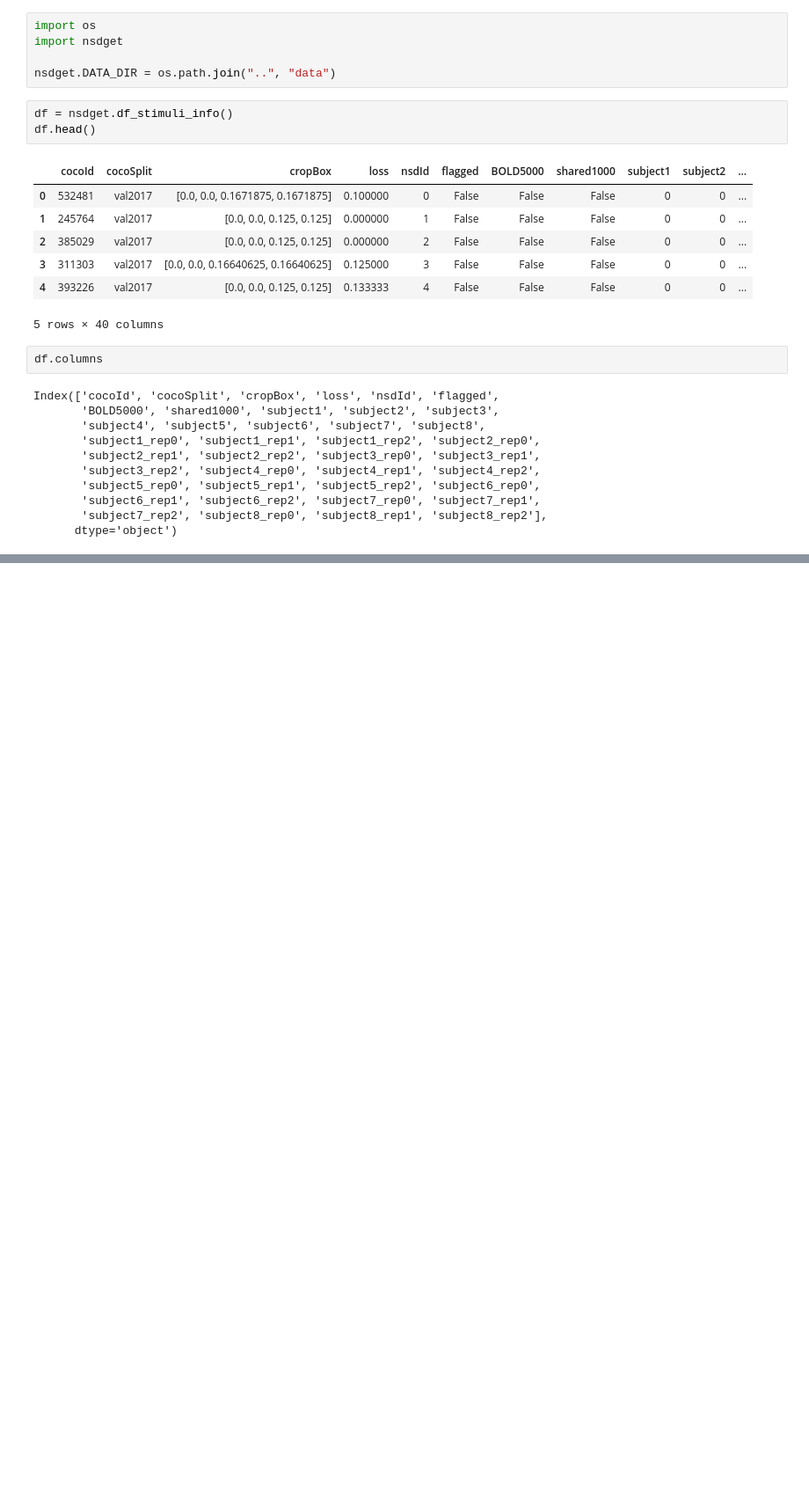
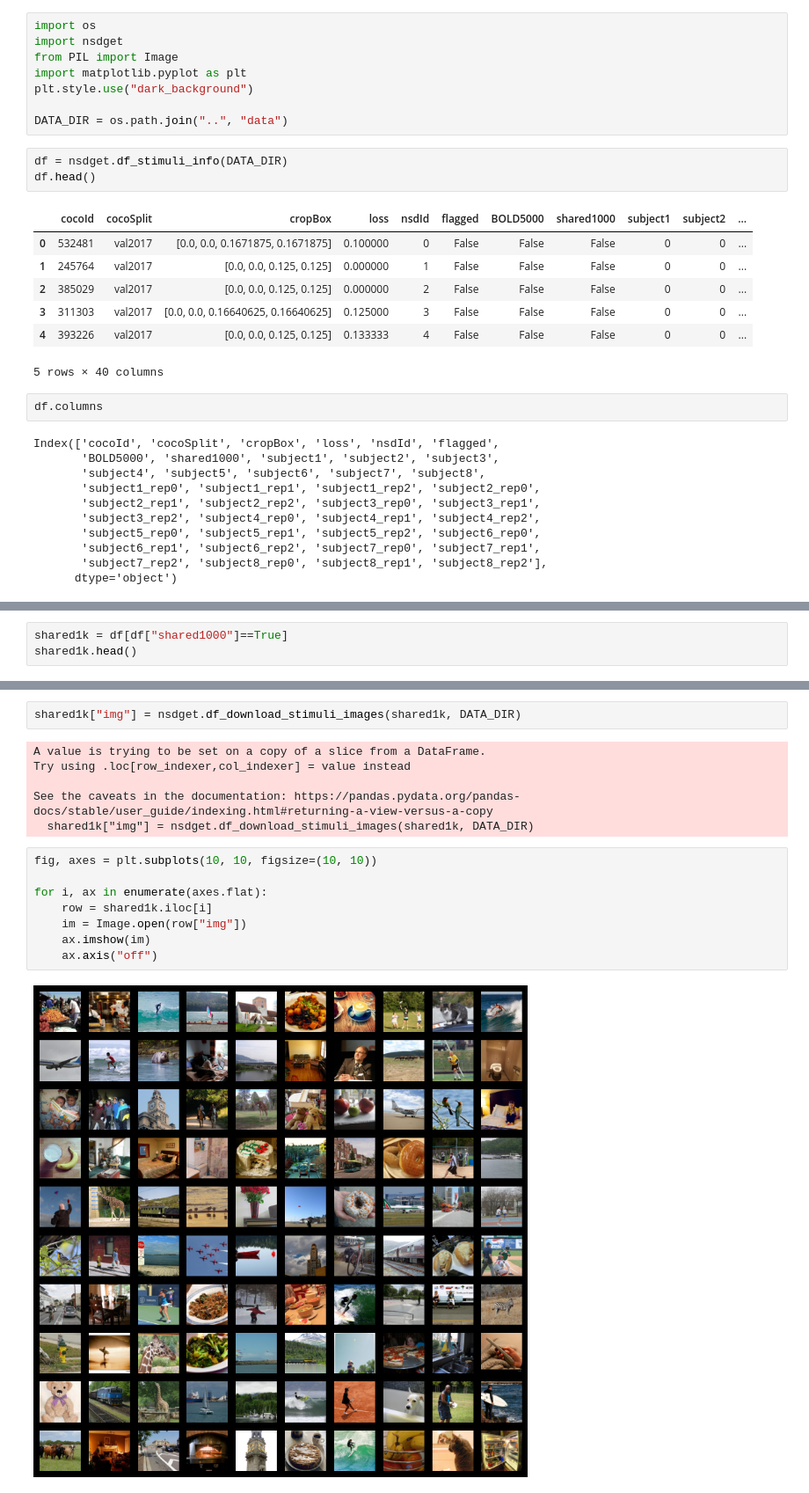
Before and after one commit to xnought/nsdget, a Jupyter notebook: notebooks/view_info.ipynb, the cells around one changed output, grey strips where cells are left out. Shown at 88% size. Cells and saved outputs as stored; diff of their text form; blank space fills up the shorter version.

Commit message:
fix: full path:

```diff
--- a/notebooks/view_info.ipynb
+++ b/notebooks/view_info.ipynb
@@ -1,10 +1,13 @@
 # %%
 import os
 import nsdget
+from PIL import Image
+import matplotlib.pyplot as plt
+plt.style.use("dark_background")
 
-nsdget.DATA_DIR = os.path.join("..", "data")
+DATA_DIR = os.path.join("..", "data")
 # %%
-df = nsdget.df_stimuli_info()
+df = nsdget.df_stimuli_info(DATA_DIR)
 df.head()
 # %% [output]
 |  | cocoId | cocoSplit | cropBox | loss | nsdId | flagged | BOLD5000 | shared1000 | subject1 | subject2 | ... |
@@ -45,0 +33,3 @@ subset
+# %%
+shared1k = df[df["shared1000"]==True]
+shared1k.head()
@@ -45,0 +44,18 @@ subset
+# %%
+shared1k["img"] = nsdget.df_download_stimuli_images(shared1k, DATA_DIR)
+# %% [output]
+A value is trying to be set on a copy of a slice from a DataFrame.
+Try using .loc[row_indexer,col_indexer] = value instead
+
+See the caveats in the documentation: https://pandas.pydata.org/pandas-docs/stable/user_guide/indexing.html#returning-a-view-versus-a-copy
+  shared1k["img"] = nsdget.df_download_stimuli_images(shared1k, DATA_DIR)
+# %%
+fig, axes = plt.subplots(10, 10, figsize=(10, 10))
+
+for i, ax in enumerate(axes.flat):
+	row = shared1k.iloc[i]
+	im = Image.open(row["img"])
+	ax.imshow(im)
+	ax.axis("off")
+# %% [output]
+[figure, added]
```
Also changed, not shown: parts of 2 cells of this notebook, 1 other file.
